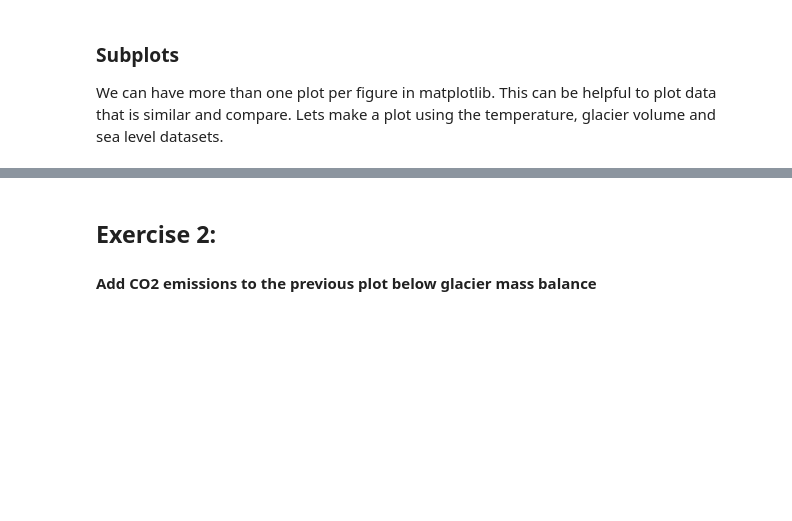
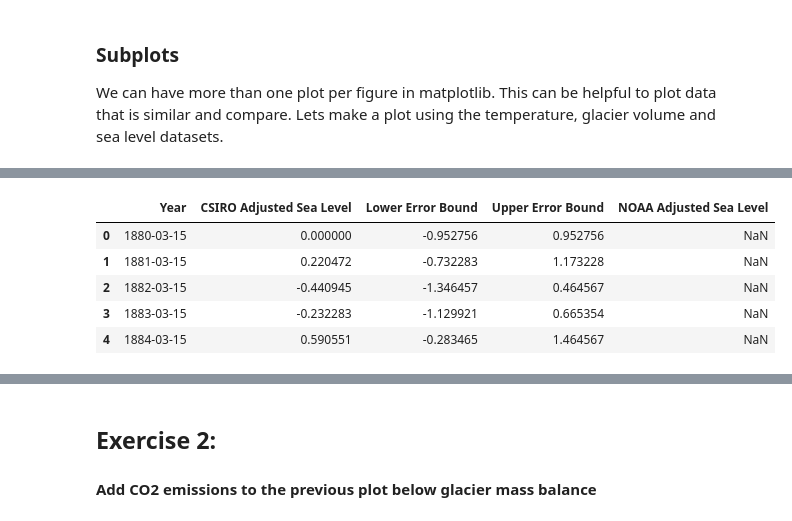
Before and after one commit to curso-visualizacion/practicas, a Jupyter notebook: Practica1/Practica 1.ipynb, the cells around one changed output, grey strips where cells are left out. Cells and saved outputs as stored; diff of their text form; code cells hidden in the pictures; blank space fills up the shorter version.

```diff
--- a/Practica1/Practica 1.ipynb
+++ b/Practica1/Practica 1.ipynb
@@ -153,7 +177,14 @@ glaciers.head()
 # %%
-sea_level = pd.read_csv("/home/diego/Documents/Diploma Data Science/Practica 1/epa-sea-level_csv.csv")
+sea_level = pd.read_csv("https://raw.githubusercontent.com/dirodriguezm/practicas_diploma/master/Practica1/epa-sea-level_csv.csv")
 sea_level.Year = pd.to_datetime(sea_level.Year)
 sea_level.head()
+# %% [output]
+|  | Year | CSIRO Adjusted Sea Level | Lower Error Bound | Upper Error Bound | NOAA Adjusted Sea Level |
+| 0 | 1880-03-15 | 0.000000 | -0.952756 | 0.952756 | NaN |
+| 1 | 1881-03-15 | 0.220472 | -0.732283 | 1.173228 | NaN |
+| 2 | 1882-03-15 | -0.440945 | -1.346457 | 0.464567 | NaN |
+| 3 | 1883-03-15 | -0.232283 | -1.129921 | 0.665354 | NaN |
+| 4 | 1884-03-15 | 0.590551 | -0.283465 | 1.464567 | NaN |
 # %%
 fig, (ax1, ax2, ax3) = plt.subplots(3,1,figsize=(25, 10))
 ax1.plot(gcag.Date, gcag.Mean)
```
Also changed, not shown: parts of 16 cells of this notebook.
